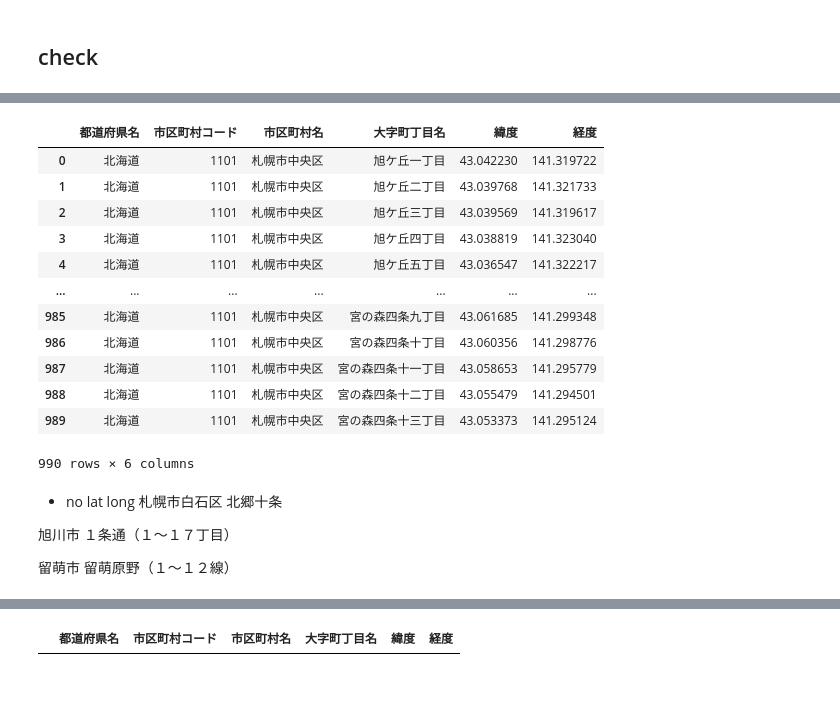
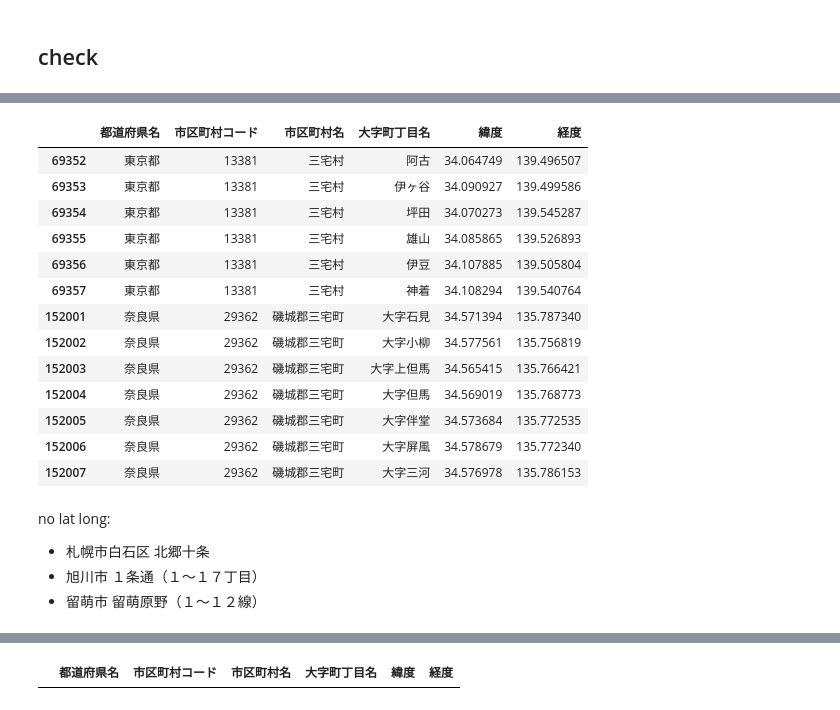
Before and after one commit to newini/zipcode_to_geo, a Jupyter notebook: 03_merge_zipcode_and_latitude_longitude.ipynb, the cells around one changed output, grey strips where cells are left out. Saved outputs shown, nothing was run; the diff lists cells and outputs as text; code cells hidden in the pictures.

Commit message:
treat nan lat long

```diff
--- a/03_merge_zipcode_and_latitude_longitude.ipynb
+++ b/03_merge_zipcode_and_latitude_longitude.ipynb
@@ -74,7 +136,10 @@ zipcode_df = zipcode_df[use_cols]
 ## latitude longitude
 # %%
 filename = 'data/latitude_longitude.csv'
-latlong_df = pd.read_csv(filename, encoding='ansi')
+dtype_dict = {
+    "市区町村コード": str,
+}
+latlong_df = pd.read_csv(filename, encoding='cp932', dtype=dtype_dict)
 print(latlong_df.shape)
 latlong_df.head()
 # %% [output]
@@ -116,26 +173,26 @@ a_df
 # %%
 # check
-b_df = latlong_df[latlong_df["市区町村名"] == '札幌市中央区']
+b_df = latlong_df[latlong_df["市区町村名"].str.contains('三宅')]
 b_df
 # %% [output]
 |  | 都道府県名 | 市区町村コード | 市区町村名 | 大字町丁目名 | 緯度 | 経度 |
-| 0 | 北海道 | 1101 | 札幌市中央区 | 旭ケ丘一丁目 | 43.042230 | 141.319722 |
-| 1 | 北海道 | 1101 | 札幌市中央区 | 旭ケ丘二丁目 | 43.039768 | 141.321733 |
-| 2 | 北海道 | 1101 | 札幌市中央区 | 旭ケ丘三丁目 | 43.039569 | 141.319617 |
-| 3 | 北海道 | 1101 | 札幌市中央区 | 旭ケ丘四丁目 | 43.038819 | 141.323040 |
-| 4 | 北海道 | 1101 | 札幌市中央区 | 旭ケ丘五丁目 | 43.036547 | 141.322217 |
-| ... | ... | ... | ... | ... | ... | ... |
-| 985 | 北海道 | 1101 | 札幌市中央区 | 宮の森四条九丁目 | 43.061685 | 141.299348 |
-| 986 | 北海道 | 1101 | 札幌市中央区 | 宮の森四条十丁目 | 43.060356 | 141.298776 |
-| 987 | 北海道 | 1101 | 札幌市中央区 | 宮の森四条十一丁目 | 43.058653 | 141.295779 |
-| 988 | 北海道 | 1101 | 札幌市中央区 | 宮の森四条十二丁目 | 43.055479 | 141.294501 |
-| 989 | 北海道 | 1101 | 札幌市中央区 | 宮の森四条十三丁目 | 43.053373 | 141.295124 |
+| 69352 | 東京都 | 13381 | 三宅村 | 阿古 | 34.064749 | 139.496507 |
+| 69353 | 東京都 | 13381 | 三宅村 | 伊ヶ谷 | 34.090927 | 139.499586 |
+| 69354 | 東京都 | 13381 | 三宅村 | 坪田 | 34.070273 | 139.545287 |
+| 69355 | 東京都 | 13381 | 三宅村 | 雄山 | 34.085865 | 139.526893 |
+| 69356 | 東京都 | 13381 | 三宅村 | 伊豆 | 34.107885 | 139.505804 |
+| 69357 | 東京都 | 13381 | 三宅村 | 神着 | 34.108294 | 139.540764 |
+| 152001 | 奈良県 | 29362 | 磯城郡三宅町 | 大字石見 | 34.571394 | 135.787340 |
+| 152002 | 奈良県 | 29362 | 磯城郡三宅町 | 大字小柳 | 34.577561 | 135.756819 |
+| 152003 | 奈良県 | 29362 | 磯城郡三宅町 | 大字上但馬 | 34.565415 | 135.766421 |
+| 152004 | 奈良県 | 29362 | 磯城郡三宅町 | 大字但馬 | 34.569019 | 135.768773 |
+| 152005 | 奈良県 | 29362 | 磯城郡三宅町 | 大字伴堂 | 34.573684 | 135.772535 |
+| 152006 | 奈良県 | 29362 | 磯城郡三宅町 | 大字屏風 | 34.578679 | 135.772340 |
+| 152007 | 奈良県 | 29362 | 磯城郡三宅町 | 大字三河 | 34.576978 | 135.786153 |
-990 rows × 6 columns
 # %% [markdown]
-- no lat long
-札幌市白石区 北郷十条
+no lat long:
 
-旭川市 １条通（１〜１７丁目）
-
-留萌市 留萌原野（１〜１２線）
+- 札幌市白石区 北郷十条
+- 旭川市 １条通（１〜１７丁目）
+- 留萌市 留萌原野（１〜１２線）
 # %%
```
Also changed, not shown: parts of 22 cells of this notebook, 2 other files.
